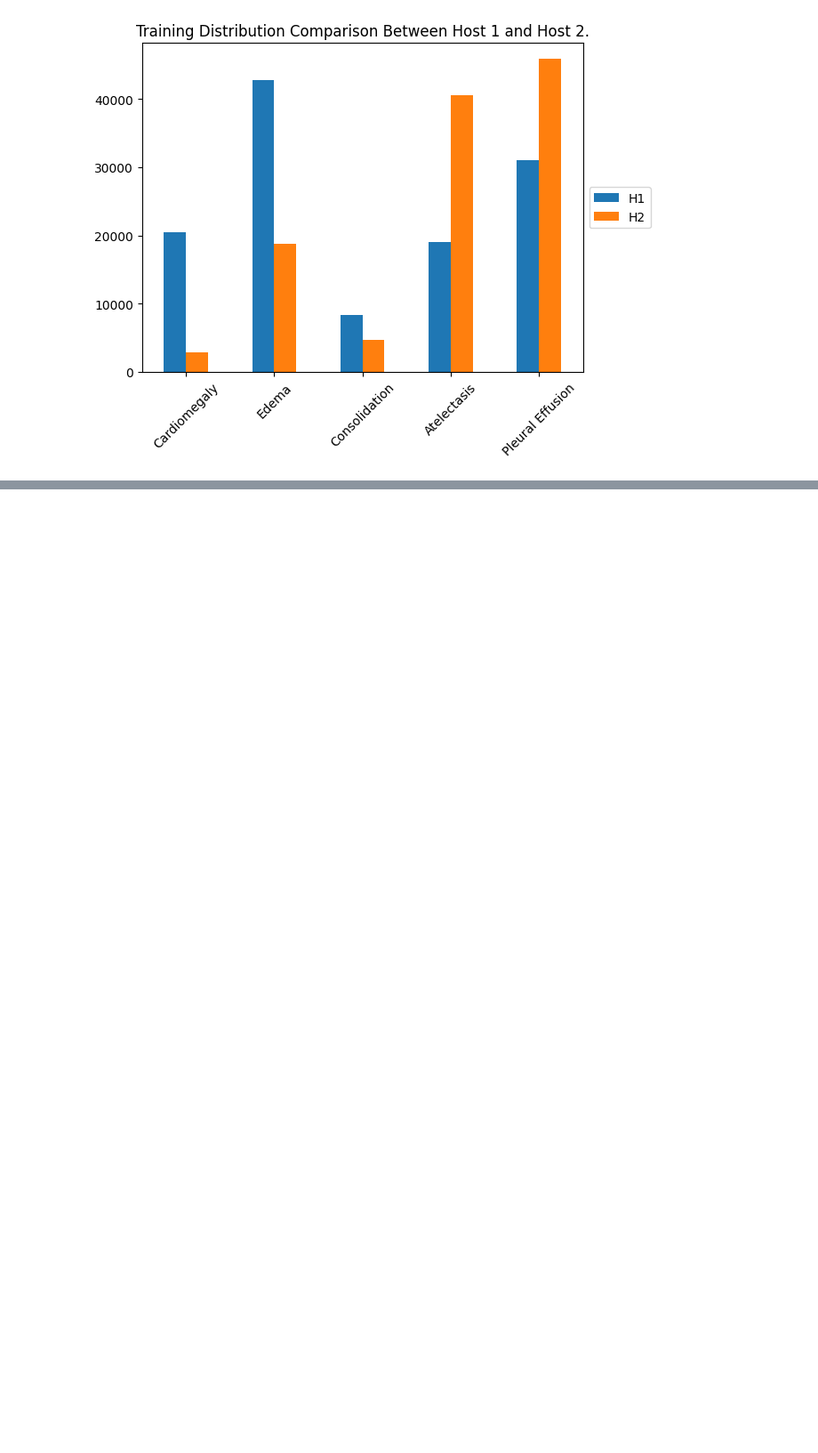
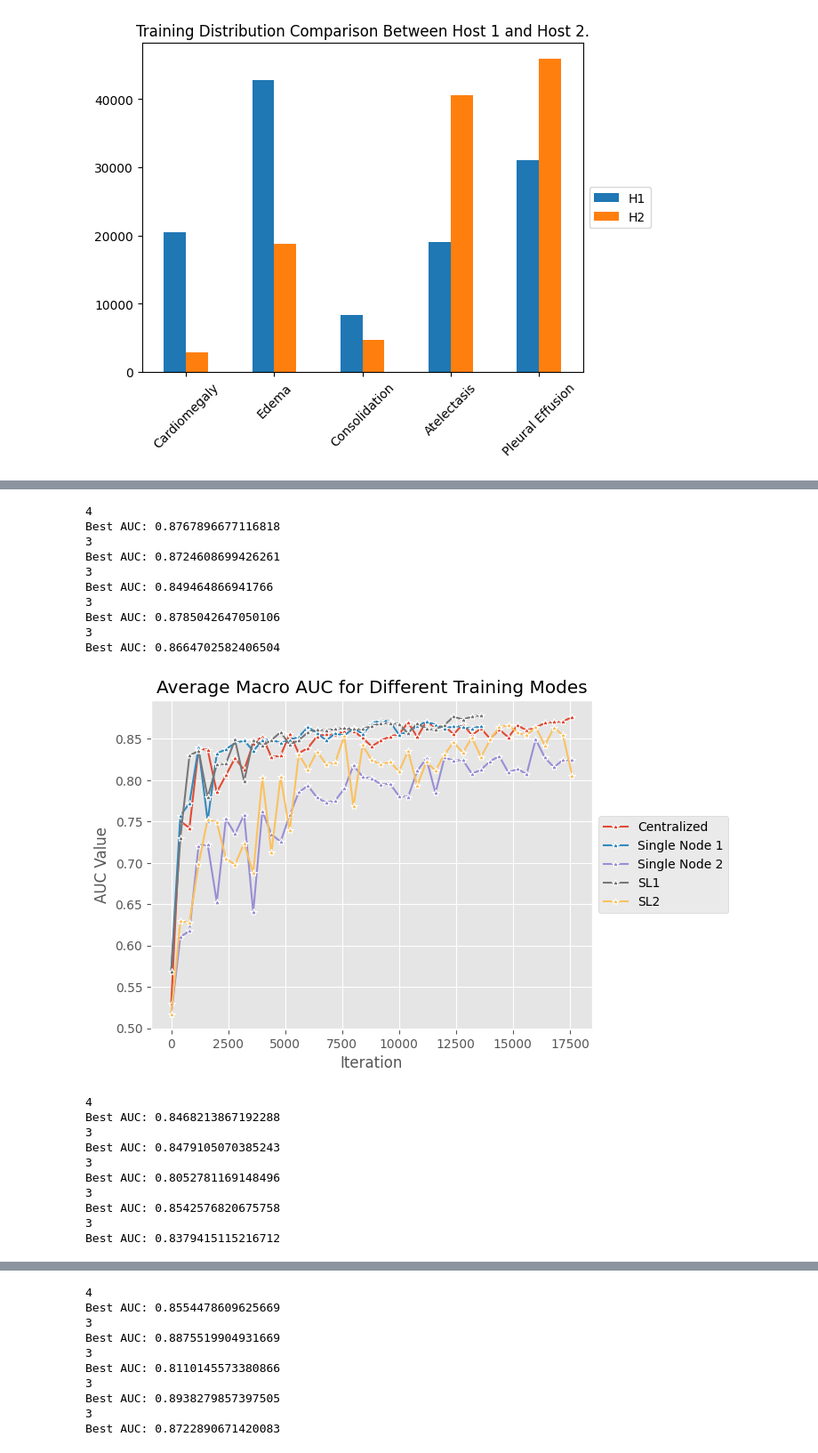
Before and after one commit to boon1987/lungsease, a Jupyter notebook: sl_version/explore.ipynb, the cells around one changed output, grey strips where cells are left out. Shown at 89% size. Saved outputs shown, nothing was run; the diff lists cells and outputs as text; code cells hidden in the pictures; blank space fills up the shorter version.

```diff
--- a/sl_version/explore.ipynb
+++ b/sl_version/explore.ipynb
@@ -504,0 +488,11 @@ temp.plot.bar()
+# %%
+import torch
+import numpy as np
+import pandas as pd
+from matplotlib import pyplot as plt
+plt.style.use('ggplot')
+import seaborn as sns
+
+aa = torch.load("./host_data/output/checkpoint_host1/single_node1/checkpoint_e2_iter2400.pth.tar")
+bb = aa['val_metrics']
+len(bb['val_auc_mean'])
@@ -504,0 +575,54 @@ temp.plot.bar()
+# %%
+def compute_average_metric(metrics_list, col):
+    temp = 0
+    count = 0
+    for l in metrics_list:
+        temp = temp + np.array(l.loc[:,col])
+        count += 1
+    temp = temp/count
+    print(count)
+    return temp
+
+def line_plot(result_dic, col, title):
+    for name, value in result_dic.items():
+        temp1 = compute_average_metric(value, col)
+        print('Best AUC:', np.max(temp1))
+        axes = sns.lineplot(pd.DataFrame({'x': temp1}), y='x', x=np.arange(temp1.shape[0])*400, marker='*', label=name)
+    axes.legend(loc='center left', bbox_to_anchor=(1.0,0.5))
+    plt.title(title)
+    plt.xlabel('Iteration')
+    plt.ylabel('AUC Value')
+    #plt.ylim(0.6,0.95)
+    axes.grid(True)
+    plt.show()
+# %%
+results = {'Centralized': centralized_results, 'Single Node 1': single_node_results, 'Single Node 2': single_node_results_2, 'SL1': sl1_results, 'SL2': sl2_results}
+line_plot(results, 'val_auc_mean', 'Average Macro AUC for Different Training Modes')
+line_plot(results, 'val_auc_mean_micro', 'Average Micro AUC for Different Training Modes')
+line_plot(results, 'Cardiomegaly', 'Average Cardiomegaly AUC for Different Training Modes')
+line_plot(results, 'Edema', 'Average Edema AUC for Different Training Modes')
+line_plot(results, 'Consolidation', 'Average Consolidation AUC for Different Training Modes')
+line_plot(results, 'Atelectasis', 'Average Atelectasis AUC for Different Training Modes')
+line_plot(results, 'Pleural Effusion', 'Average Pleural Effusion AUC for Different Training Modes')
+# %% [output]
+4
+Best AUC: 0.8767896677116818
+3
+Best AUC: 0.8724608699426261
+3
+Best AUC: 0.849464866941766
+3
+Best AUC: 0.8785042647050106
+3
+Best AUC: 0.8664702582406504
+[figure, added]
+4
+Best AUC: 0.8468213867192288
+3
+Best AUC: 0.8479105070385243
+3
+Best AUC: 0.8052781169148496
+3
+Best AUC: 0.8542576820675758
+3
+Best AUC: 0.8379415115216712
@@ -504,0 +630,10 @@ temp.plot.bar()
+4
+Best AUC: 0.8554478609625669
+3
+Best AUC: 0.8875519904931669
+3
+Best AUC: 0.8110145573380866
+3
+Best AUC: 0.8938279857397505
+3
+Best AUC: 0.8722890671420083
```
Also changed, not shown: parts of 10 cells of this notebook, 3 other files.
